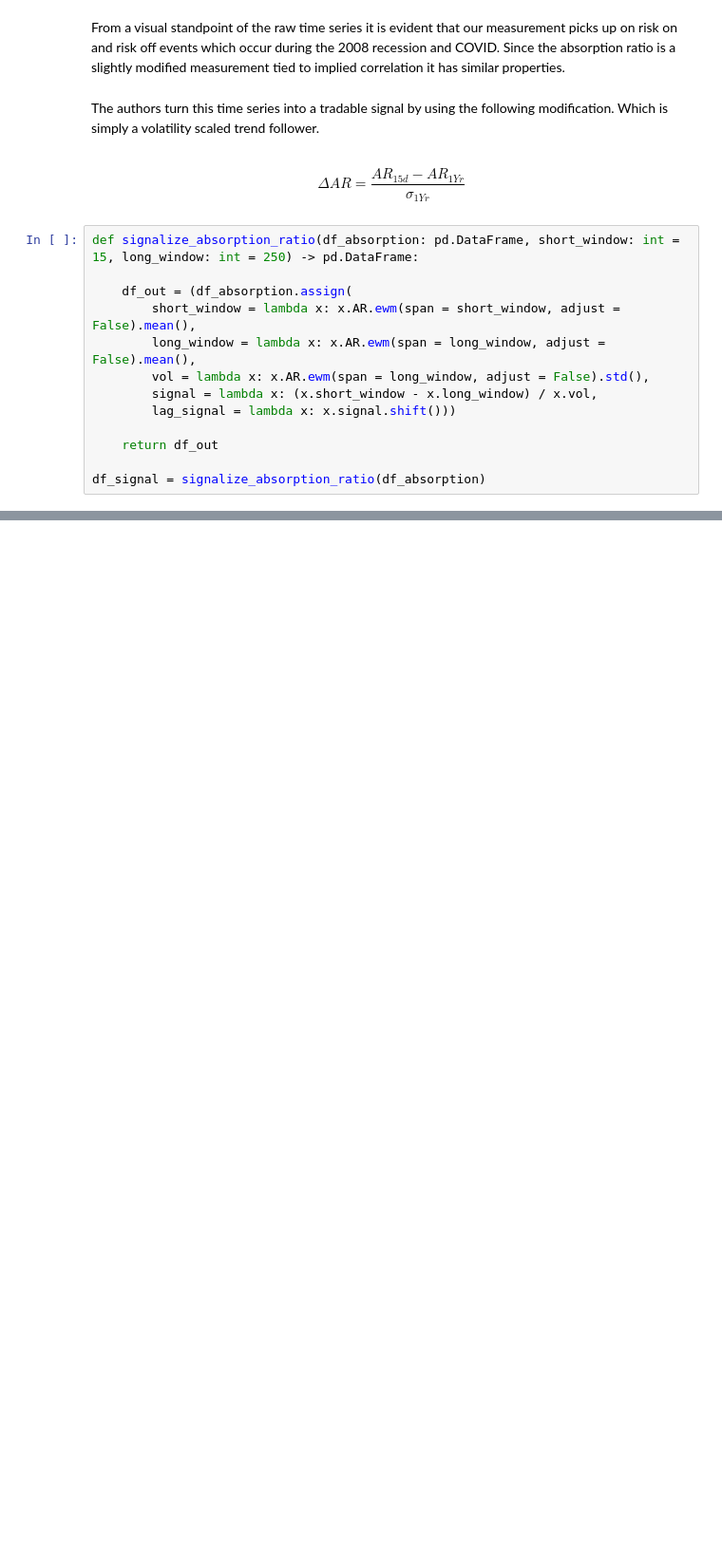
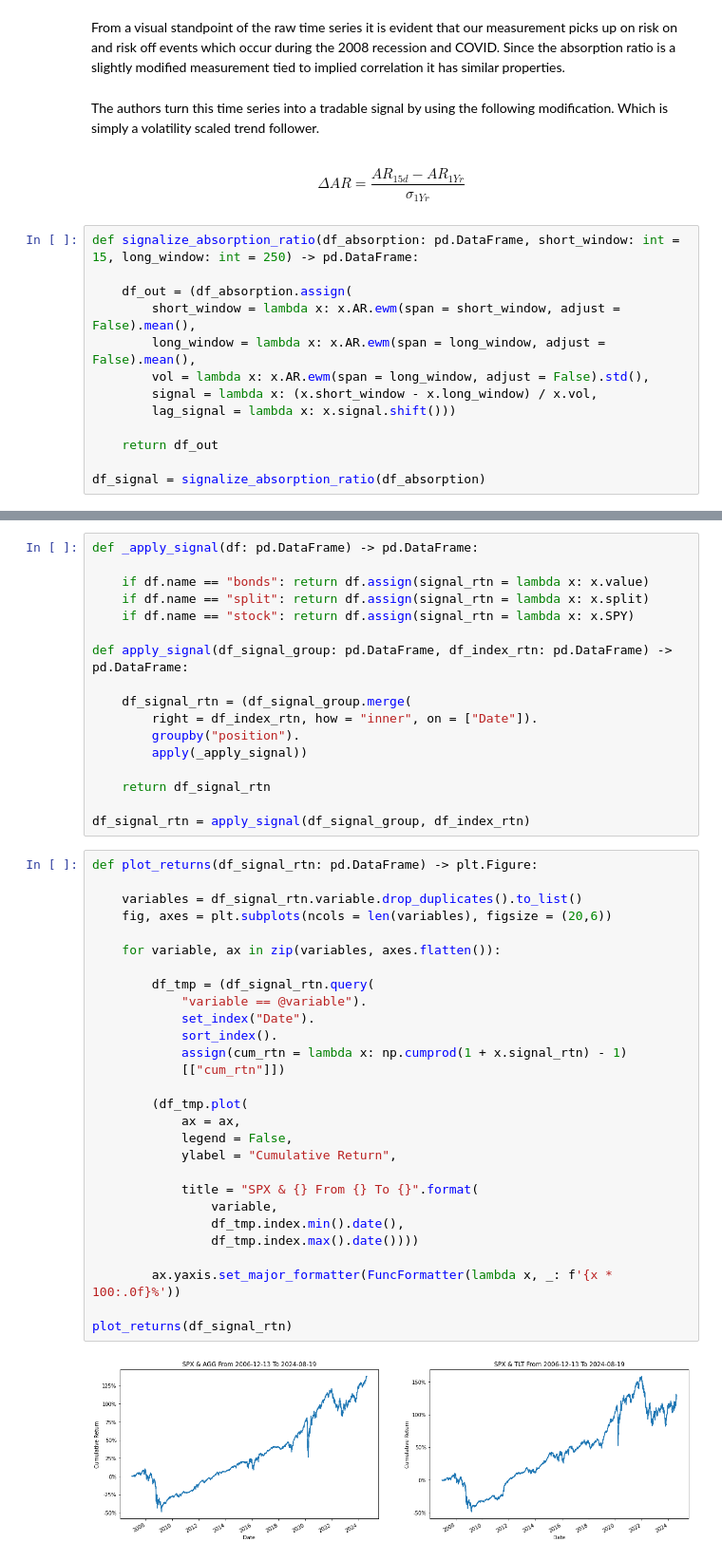
Before and after one commit to diegodalvarez/AbsorptionRatio, a Jupyter notebook: root/AbsorptionRatio.ipynb, the cells around one changed output, grey strips where cells are left out. Shown at 95% size. Drawn from its saved outputs; the diff is of its cells as text; blank space fills up the shorter version.

```diff
--- a/root/AbsorptionRatio.ipynb
+++ b/root/AbsorptionRatio.ipynb
@@ -103,0 +203,47 @@ df_signal = signalize_absorption_ratio(df_absorption)
+# %%
+def _apply_signal(df: pd.DataFrame) -> pd.DataFrame:
+
+    if df.name == "bonds": return df.assign(signal_rtn = lambda x: x.value)
+    if df.name == "split": return df.assign(signal_rtn = lambda x: x.split)
+    if df.name == "stock": return df.assign(signal_rtn = lambda x: x.SPY)
+
+def apply_signal(df_signal_group: pd.DataFrame, df_index_rtn: pd.DataFrame) -> pd.DataFrame:
+
+    df_signal_rtn = (df_signal_group.merge(
+        right = df_index_rtn, how = "inner", on = ["Date"]).
+        groupby("position").
+        apply(_apply_signal))
+
+    return df_signal_rtn
+
+df_signal_rtn = apply_signal(df_signal_group, df_index_rtn)
+# %%
+def plot_returns(df_signal_rtn: pd.DataFrame) -> plt.Figure:
+
+    variables = df_signal_rtn.variable.drop_duplicates().to_list()
+    fig, axes = plt.subplots(ncols = len(variables), figsize = (20,6))
+
+    for variable, ax in zip(variables, axes.flatten()):
+
+        df_tmp = (df_signal_rtn.query(
+            "variable == @variable").
+            set_index("Date").
+            sort_index().
+            assign(cum_rtn = lambda x: np.cumprod(1 + x.signal_rtn) - 1)
+            [["cum_rtn"]])
+
+        (df_tmp.plot(
+            ax = ax,
+            legend = False,
+            ylabel = "Cumulative Return",
+
+            title = "SPX & {} From {} To {}".format(
+                variable,
+                df_tmp.index.min().date(),
+                df_tmp.index.max().date())))
+
+        ax.yaxis.set_major_formatter(FuncFormatter(lambda x, _: f'{x * 100:.0f}%'))
+
+plot_returns(df_signal_rtn)
+# %% [output]
+[figure, added]
```
Also changed, not shown: parts of 6 cells of this notebook, 1 other file.
